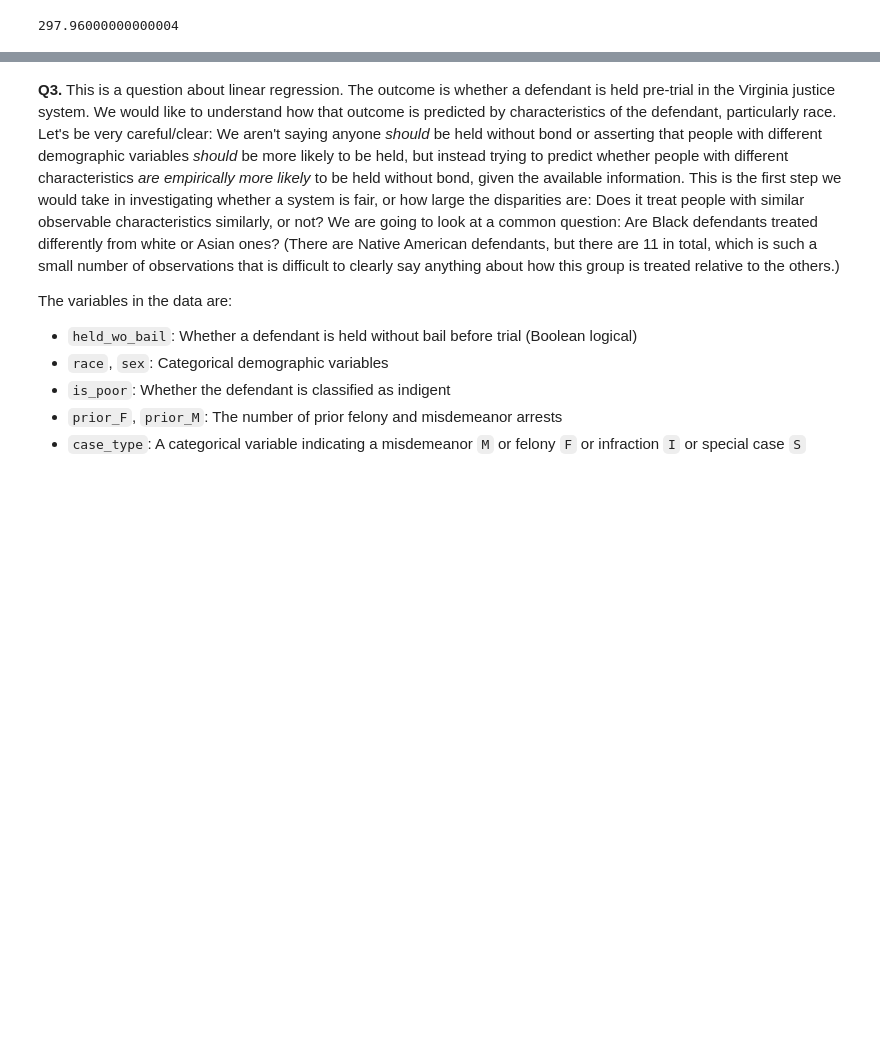
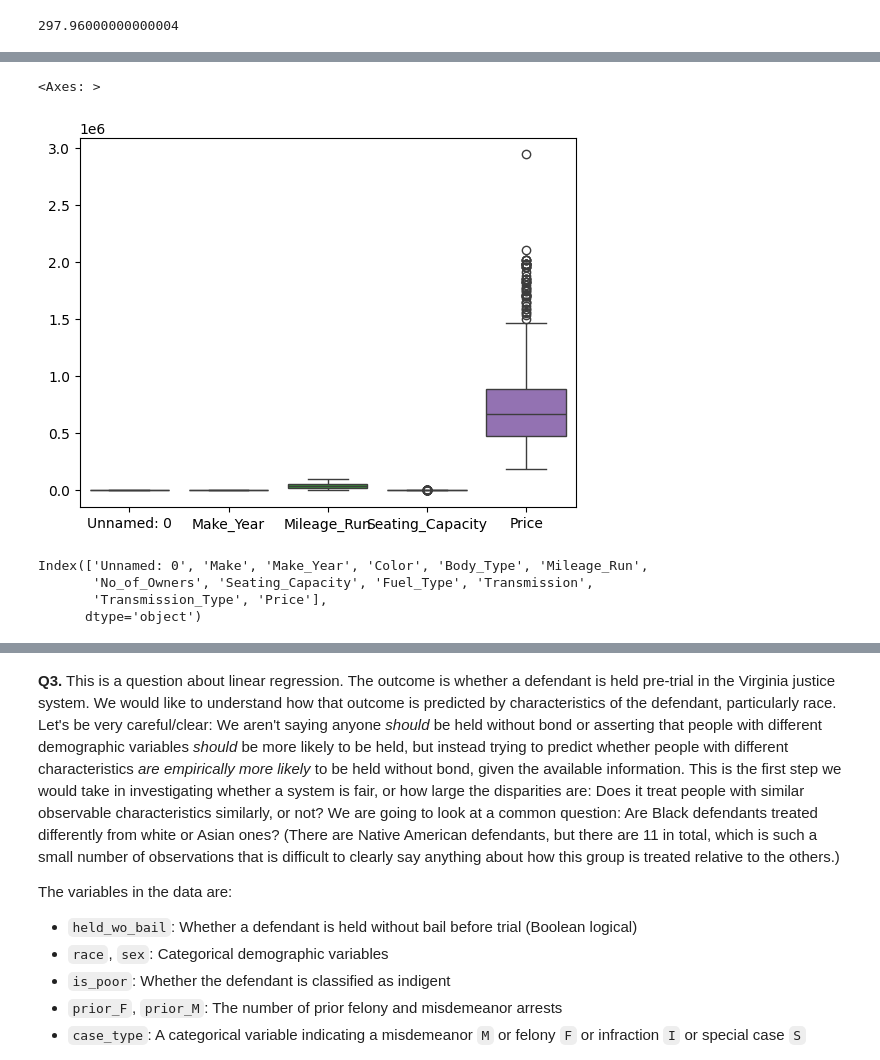
Before and after one commit to BridgetHolt/linearRegression, a Jupyter notebook: assignment.ipynb, the cells around one changed output, grey strips where cells are left out. Cells and saved outputs as stored; diff of their text form; code cells hidden in the pictures; blank space fills up the shorter version.

```diff
--- a/assignment.ipynb
+++ b/assignment.ipynb
@@ -256,0 +252,18 @@ RMSE:  114.10298034724303
+# %%
+import pandas as pd
+import numpy as np
+import seaborn as sns
+
+df = pd.read_csv('./data/cars_hw.csv')
+df0 = df # Save the original data for a few plots
+sns.boxplot(data=df)
+# %% [output]
+<Axes: >
+[figure, added]
+# %%
+print(df.columns)
+# %% [output]
+Index(['Unnamed: 0', 'Make', 'Make_Year', 'Color', 'Body_Type', 'Mileage_Run',
+       'No_of_Owners', 'Seating_Capacity', 'Fuel_Type', 'Transmission',
+       'Transmission_Type', 'Price'],
+      dtype='object')
```
Also changed, not shown: parts of 24 cells of this notebook.
